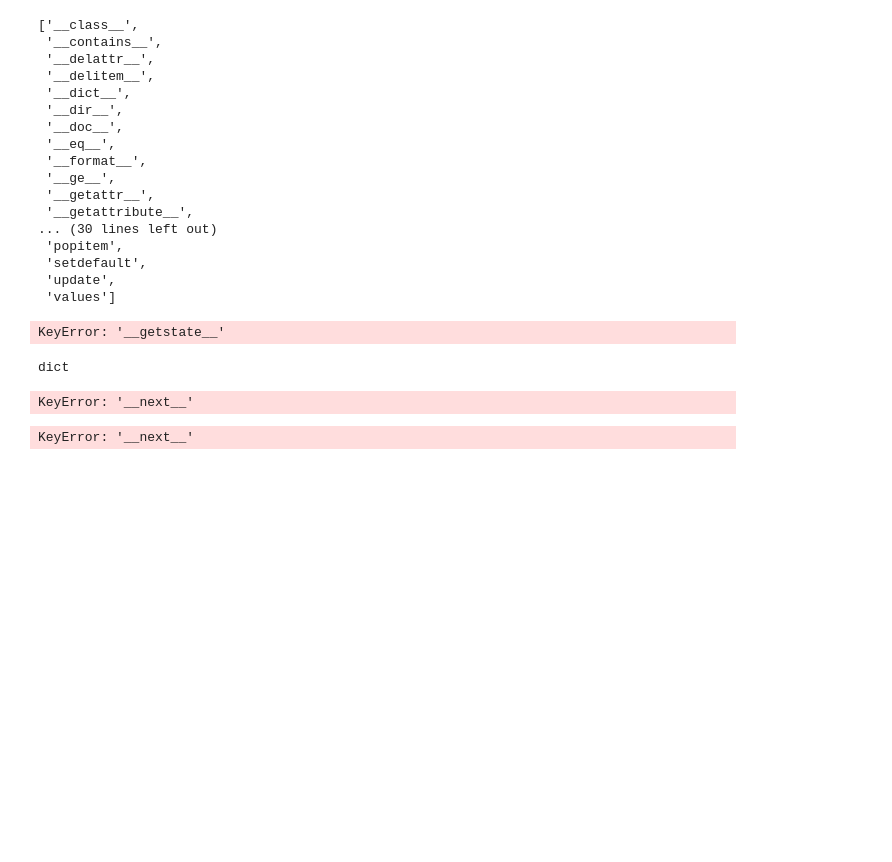
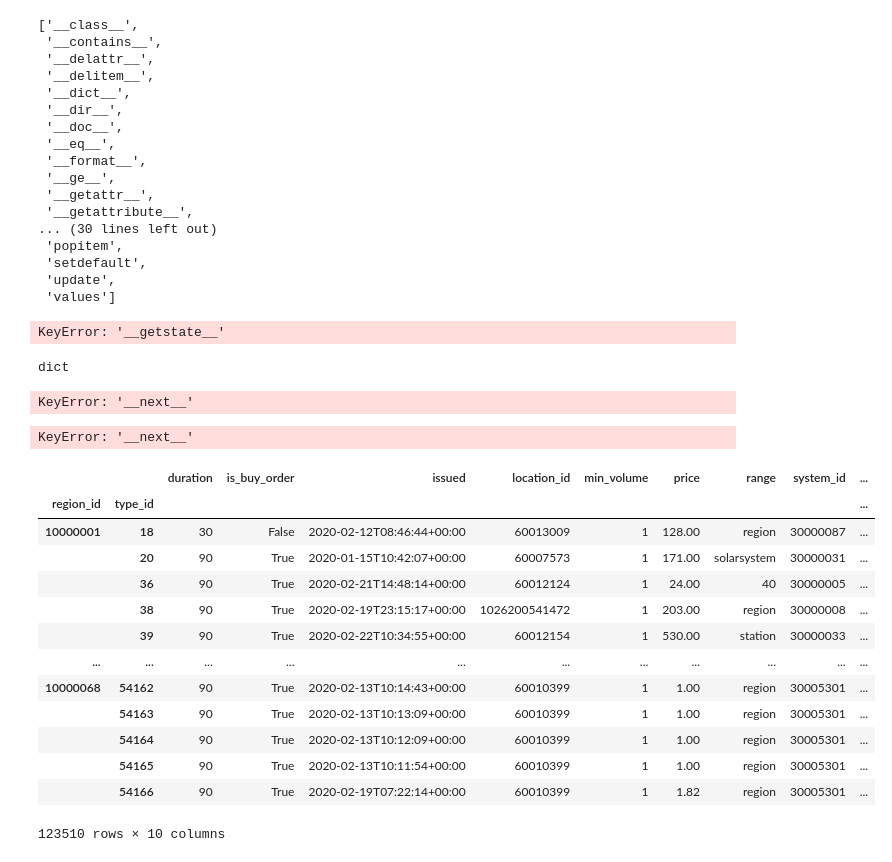
Before and after one commit to alexrobomind/tf_playground, a Jupyter notebook: eveplan/Trading.ipynb, the cells around one changed output. Drawn from its saved outputs; the diff is of its cells as text; code cells hidden in the pictures; blank space fills up the shorter version.

```diff
--- a/eveplan/Trading.ipynb
+++ b/eveplan/Trading.ipynb
@@ -1267,3 +1236,23 @@ df
 # %% [output]
 KeyError: '__next__'
 KeyError: '__next__'
+# %%
+orders[
+        (orders.system_id.isin(system_ids)) &
+        (orders.type_id.isin(type_ids))
+    ].set_index(['region_id', 'type_id']).sort_index()
+# %% [output]
+|  |  | duration | is_buy_order | issued | location_id | min_volume | price | range | system_id | ... |
+| region_id | type_id |  |  |  |  |  |  |  |  | ... |
+| 10000001 | 18 | 30 | False | 2020-02-12T08:46:44+00:00 | 60013009 | 1 | 128.00 | region | 30000087 | ... |
+|  | 20 | 90 | True | 2020-01-15T10:42:07+00:00 | 60007573 | 1 | 171.00 | solarsystem | 30000031 | ... |
+|  | 36 | 90 | True | 2020-02-21T14:48:14+00:00 | 60012124 | 1 | 24.00 | 40 | 30000005 | ... |
+|  | 38 | 90 | True | 2020-02-19T23:15:17+00:00 | 1026200541472 | 1 | 203.00 | region | 30000008 | ... |
+|  | 39 | 90 | True | 2020-02-22T10:34:55+00:00 | 60012154 | 1 | 530.00 | station | 30000033 | ... |
+| ... | ... | ... | ... | ... | ... | ... | ... | ... | ... | ... |
+| 10000068 | 54162 | 90 | True | 2020-02-13T10:14:43+00:00 | 60010399 | 1 | 1.00 | region | 30005301 | ... |
+|  | 54163 | 90 | True | 2020-02-13T10:13:09+00:00 | 60010399 | 1 | 1.00 | region | 30005301 | ... |
+|  | 54164 | 90 | True | 2020-02-13T10:12:09+00:00 | 60010399 | 1 | 1.00 | region | 30005301 | ... |
+|  | 54165 | 90 | True | 2020-02-13T10:11:54+00:00 | 60010399 | 1 | 1.00 | region | 30005301 | ... |
+|  | 54166 | 90 | True | 2020-02-19T07:22:14+00:00 | 60010399 | 1 | 1.82 | region | 30005301 | ... |
+123510 rows × 10 columns
```
Also changed, not shown: parts of 14 cells of this notebook, 6 other files.
